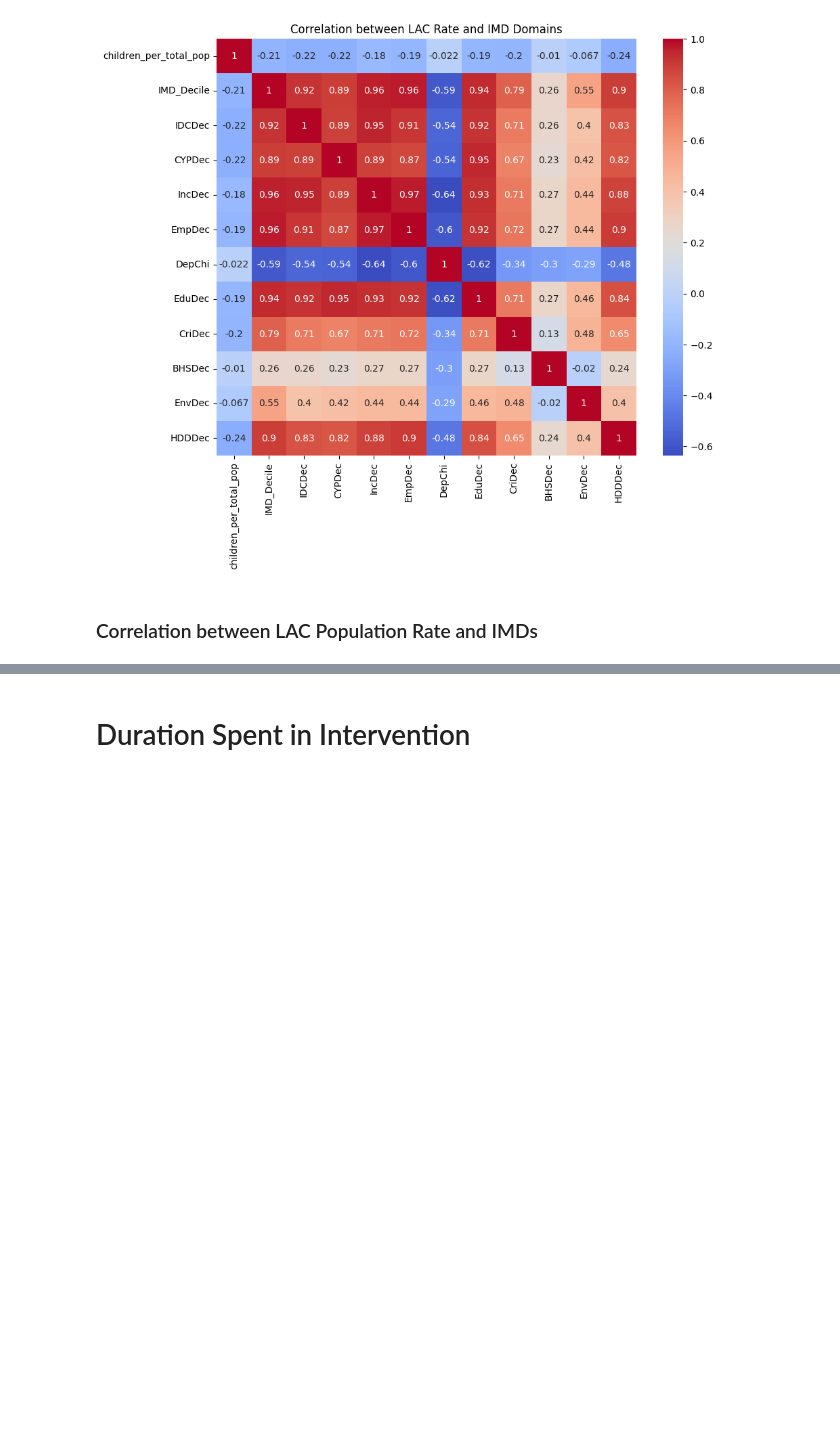
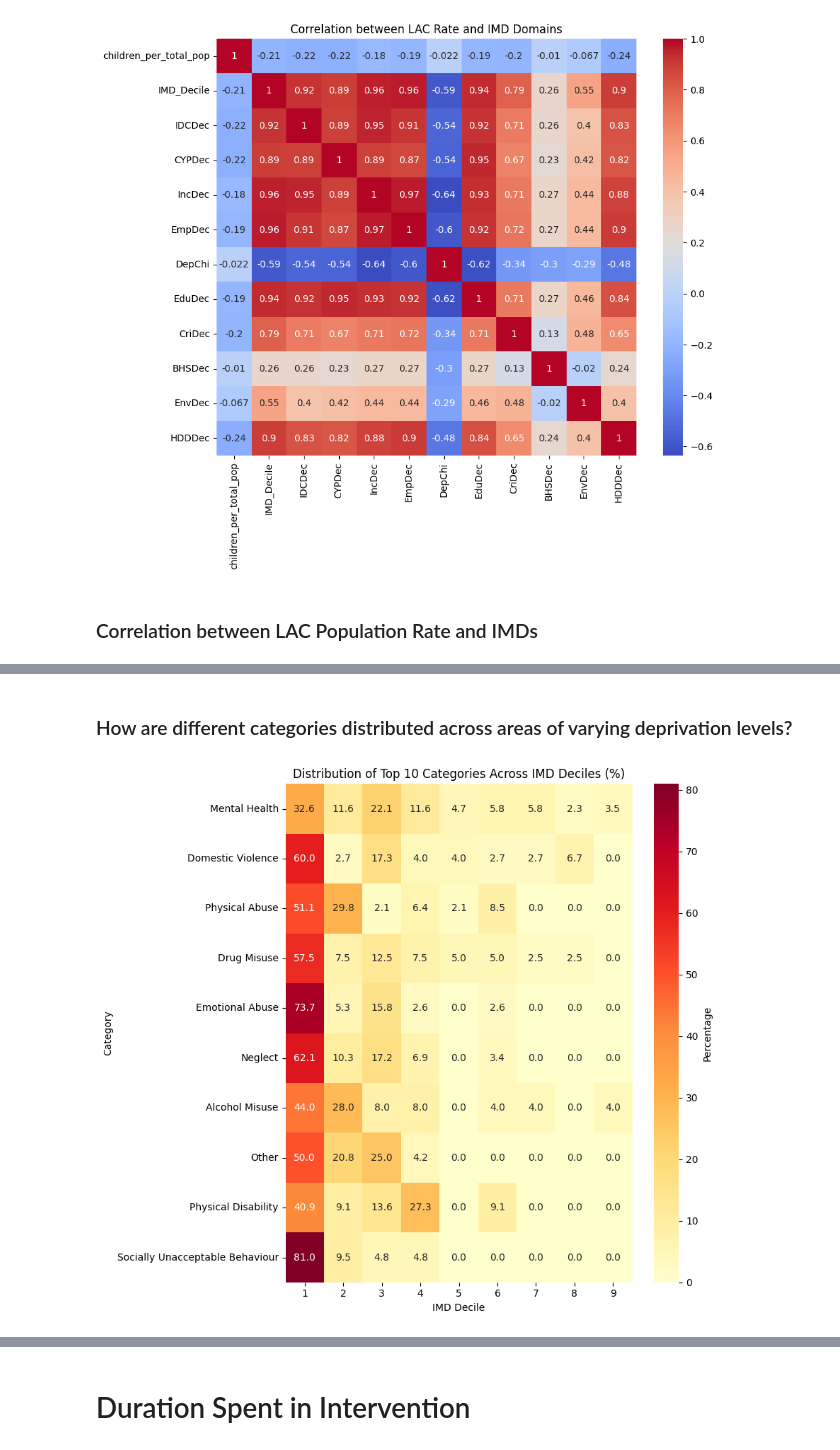
Before and after one commit to ConnectedBradford/CB_2649, a Jupyter notebook: notebooks/lac_lsoa_analysis.ipynb, the cells around one changed output, grey strips where cells are left out. Cells and saved outputs as stored; diff of their text form; code cells hidden in the pictures; blank space fills up the shorter version.

Commit message:
lsoa analysis development

```diff
--- a/notebooks/lac_lsoa_analysis.ipynb
+++ b/notebooks/lac_lsoa_analysis.ipynb
@@ -742,3 +728,42 @@ Notes:
 [1] Standard Errors assume that the covariance matrix of the errors is correctly specified.
 [2] The condition number is large, 2.84e+03. This might indicate that there are
 strong multicollinearity or other numerical problems.
+# %% [markdown]
+### How are different categories distributed across areas of varying deprivation levels?
+# %%
+merged_full = merged_data.merge(
+    imd[['lsoa11cd', 'IMD_Decile']],
+    left_on='lsoa21cd',
+    right_on='lsoa11cd',
+    how='left'
+)
+
+# Get counts of categories by decile
+category_counts = merged_full.groupby(['Category', 'IMD_Decile']).size().unstack(fill_value=0)
+
+# Convert IMD_Decile columns to int
+category_counts.columns = category_counts.columns.astype(int)
+category_counts = category_counts.reindex(columns=sorted(category_counts.columns))
+
+# Get top 10 categories by total count
+top_10_categories = category_counts.sum(axis=1).sort_values(ascending=False).head(10).index
+
+# Filter for top 10 categories
+category_counts_top10 = category_counts.loc[top_10_categories]
+
+# Calculate proportions within each Category
+category_proportions_top10 = category_counts_top10.div(category_counts_top10.sum(axis=1), axis=0) * 100
+
+# Create heatmap
+plt.figure(figsize=(9, 8))
+sns.heatmap(category_proportions_top10,
+            cmap='YlOrRd',
+            annot=True,
+            fmt='.1f',
+            cbar_kws={'label': 'Percentage'})
+plt.title('Distribution of Top 10 Categories Across IMD Deciles (%)')
+plt.xlabel('IMD Decile')
+plt.ylabel('Category')
+plt.tight_layout()
+# %% [output]
+[figure, added]
```
Also changed, not shown: parts of 16 cells of this notebook.
